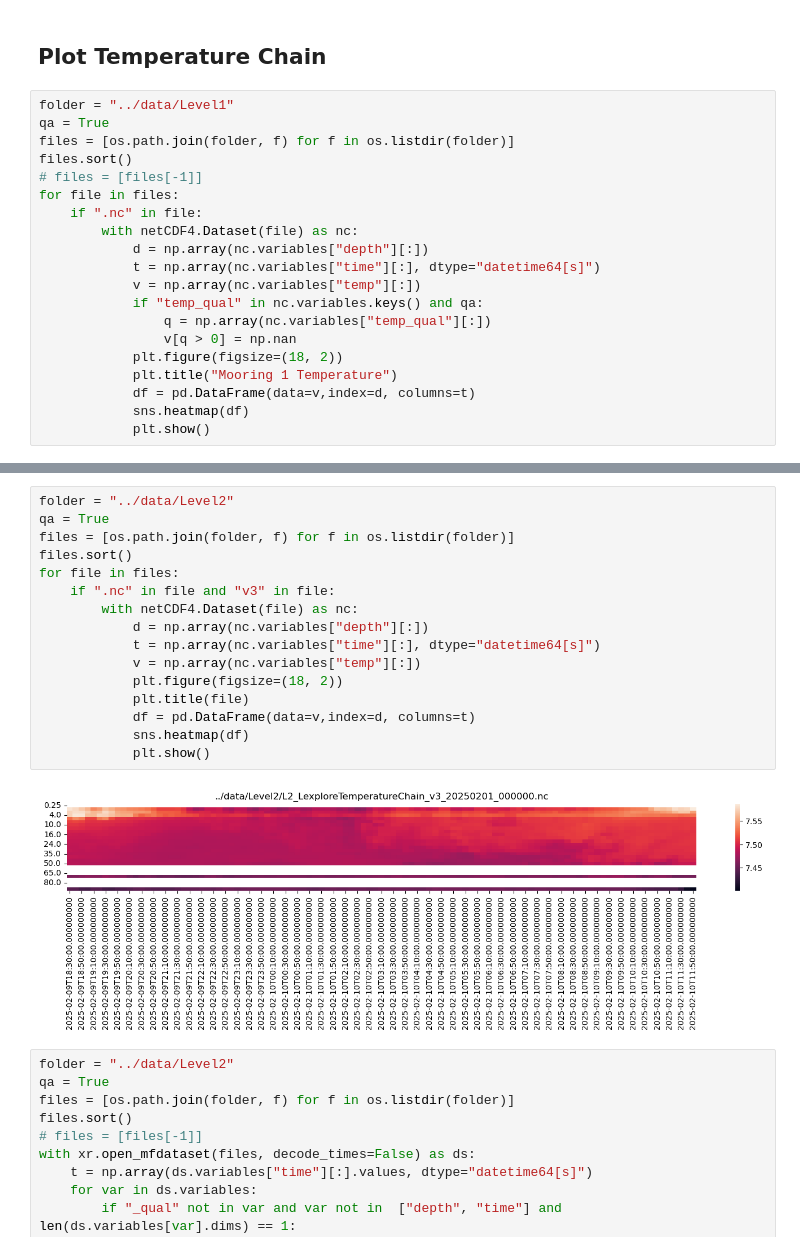
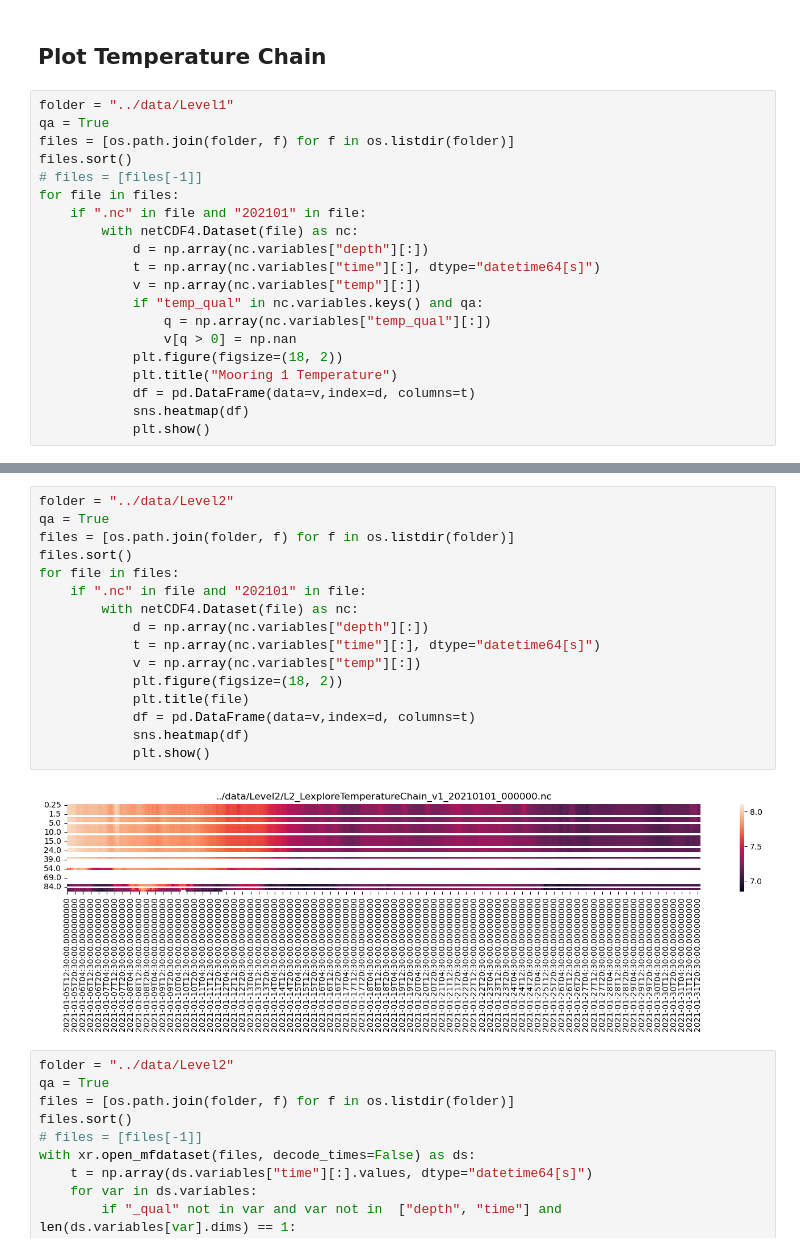
Before and after one commit to LeXPLORE-Platform/thermister-chain, a Jupyter notebook: notebooks/Plot Data.ipynb, the cells around one changed output, grey strips where cells are left out. Drawn from its saved outputs; the diff is of its cells as text.

```diff
--- a/notebooks/Plot Data.ipynb
+++ b/notebooks/Plot Data.ipynb
@@ -15,7 +15,7 @@ files = [os.path.join(folder, f) for f in os.listdir(folder)]
 files.sort()
 # files = [files[-1]]
 for file in files:
-    if ".nc" in file:
+    if ".nc" in file and "202101" in file:
         with netCDF4.Dataset(file) as nc:
             d = np.array(nc.variables["depth"][:])
             t = np.array(nc.variables["time"][:], dtype="datetime64[s]")
@@ -35,21 +36,21 @@ KeyboardInterrupt:
 # %%
 folder = "../data/Level2"
 qa = True
 files = [os.path.join(folder, f) for f in os.listdir(folder)]
 files.sort()
 for file in files:
-    if ".nc" in file and "v3" in file:
+    if ".nc" in file and "202101" in file:
         with netCDF4.Dataset(file) as nc:
             d = np.array(nc.variables["depth"][:])
             t = np.array(nc.variables["time"][:], dtype="datetime64[s]")
             v = np.array(nc.variables["temp"][:])
             plt.figure(figsize=(18, 2))
             plt.title(file)
             df = pd.DataFrame(data=v,index=d, columns=t)
             sns.heatmap(df)
             plt.show()
 # %% [output]
-[figure, old version]
+[figure, new version]
 # %%
 folder = "../data/Level2"
 qa = True
```
Also changed, not shown: parts of 1 cell of this notebook, 17 other files.
